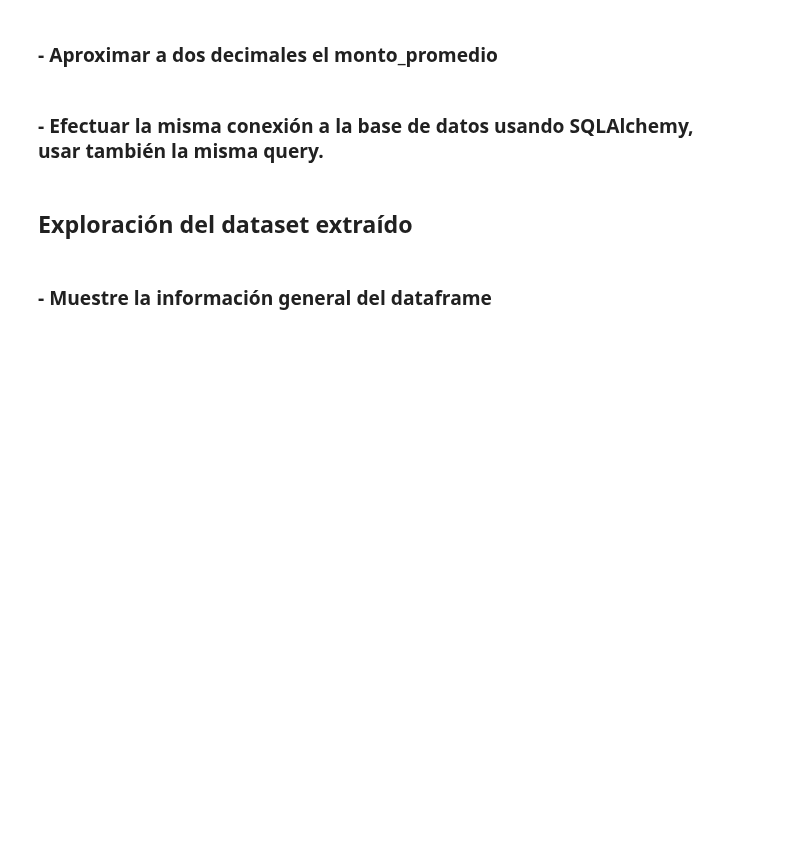
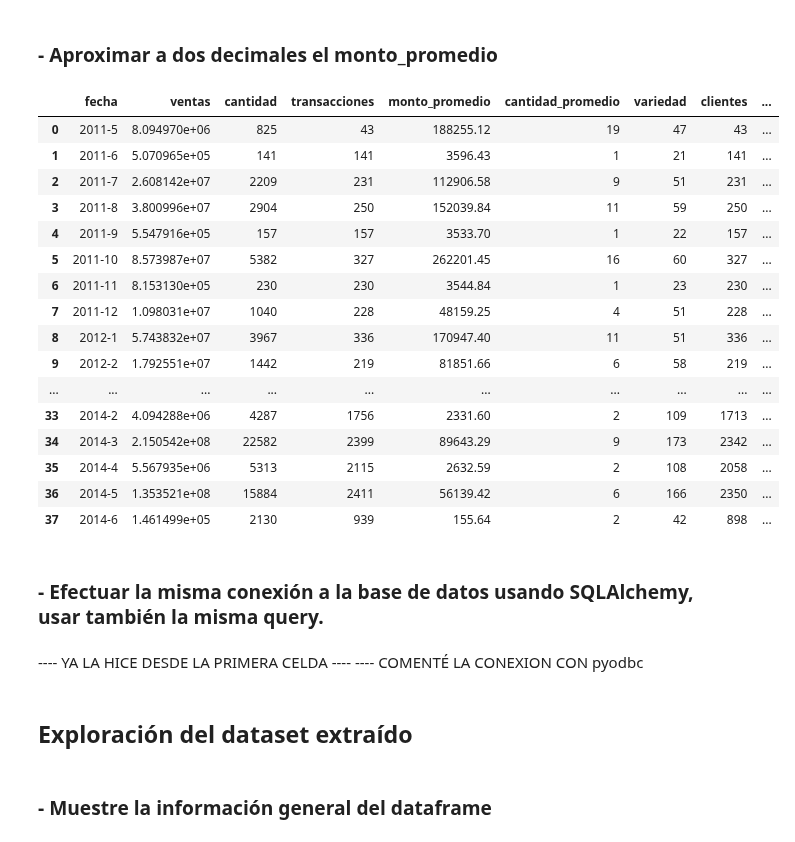
Before and after one commit to mizos0512/RPython, a Jupyter notebook: Notebooks/Clases/2_Influenciadores-clave.ipynb, the cells around one changed output. Cells and saved outputs as stored; diff of their text form; code cells hidden in the pictures; blank space fills up the shorter version.

```diff
--- a/Notebooks/Clases/2_Influenciadores-clave.ipynb
+++ b/Notebooks/Clases/2_Influenciadores-clave.ipynb
@@ -85,7 +124,31 @@ sales_data
 # %% [markdown]
 ### - Aproximar a dos decimales el monto_promedio
+# %%
+sales_data['monto_promedio'] = sales_data['monto_promedio'].round(2)
+sales_data
+# %% [output]
+|  | fecha | ventas | cantidad | transacciones | monto_promedio | cantidad_promedio | variedad | clientes | ... |
+| 0 | 2011-5 | 8.094970e+06 | 825 | 43 | 188255.12 | 19 | 47 | 43 | ... |
+| 1 | 2011-6 | 5.070965e+05 | 141 | 141 | 3596.43 | 1 | 21 | 141 | ... |
+| 2 | 2011-7 | 2.608142e+07 | 2209 | 231 | 112906.58 | 9 | 51 | 231 | ... |
+| 3 | 2011-8 | 3.800996e+07 | 2904 | 250 | 152039.84 | 11 | 59 | 250 | ... |
+| 4 | 2011-9 | 5.547916e+05 | 157 | 157 | 3533.70 | 1 | 22 | 157 | ... |
+| 5 | 2011-10 | 8.573987e+07 | 5382 | 327 | 262201.45 | 16 | 60 | 327 | ... |
+| 6 | 2011-11 | 8.153130e+05 | 230 | 230 | 3544.84 | 1 | 23 | 230 | ... |
+| 7 | 2011-12 | 1.098031e+07 | 1040 | 228 | 48159.25 | 4 | 51 | 228 | ... |
+| 8 | 2012-1 | 5.743832e+07 | 3967 | 336 | 170947.40 | 11 | 51 | 336 | ... |
+| 9 | 2012-2 | 1.792551e+07 | 1442 | 219 | 81851.66 | 6 | 58 | 219 | ... |
+| ... | ... | ... | ... | ... | ... | ... | ... | ... | ... |
+| 33 | 2014-2 | 4.094288e+06 | 4287 | 1756 | 2331.60 | 2 | 109 | 1713 | ... |
+| 34 | 2014-3 | 2.150542e+08 | 22582 | 2399 | 89643.29 | 9 | 173 | 2342 | ... |
+| 35 | 2014-4 | 5.567935e+06 | 5313 | 2115 | 2632.59 | 2 | 108 | 2058 | ... |
+| 36 | 2014-5 | 1.353521e+08 | 15884 | 2411 | 56139.42 | 6 | 166 | 2350 | ... |
+| 37 | 2014-6 | 1.461499e+05 | 2130 | 939 | 155.64 | 2 | 42 | 898 | ... |
 # %% [markdown]
 ### - Efectuar la misma conexión a la base de datos usando SQLAlchemy, usar también la misma query.
+# %% [markdown]
+---- YA LA HICE DESDE LA PRIMERA CELDA ----
+---- COMENTÉ LA CONEXION CON pyodbc
 # %% [markdown]
 ## Exploración del dataset extraído
 # %% [markdown]
```
Also changed, not shown: parts of 10 cells of this notebook, 1 other file.
